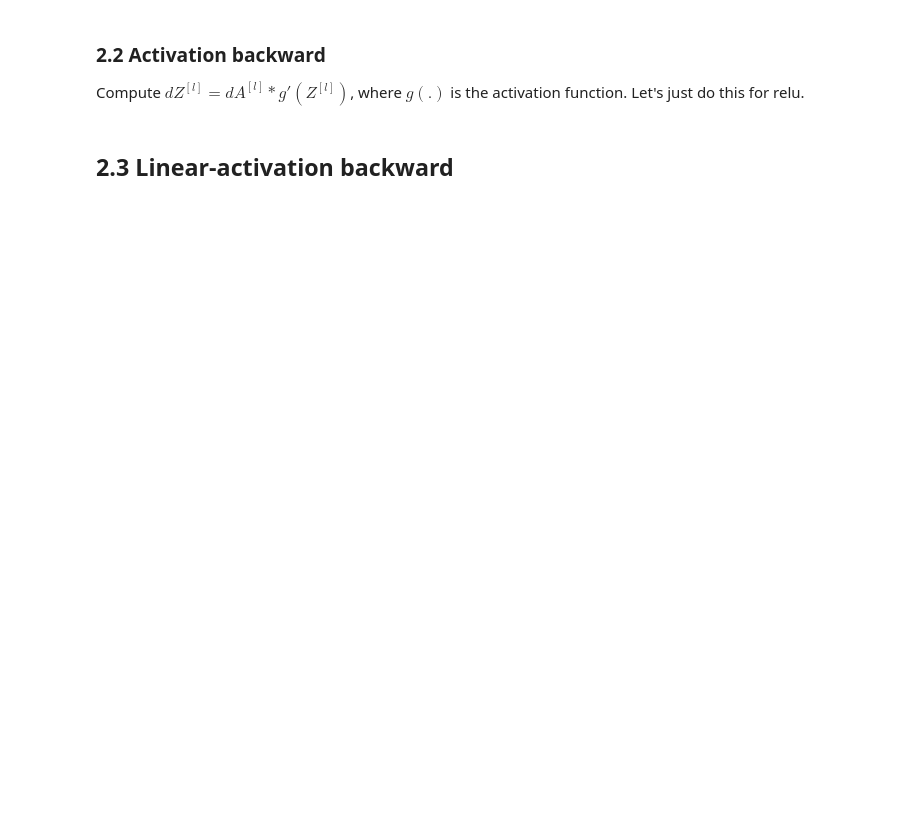
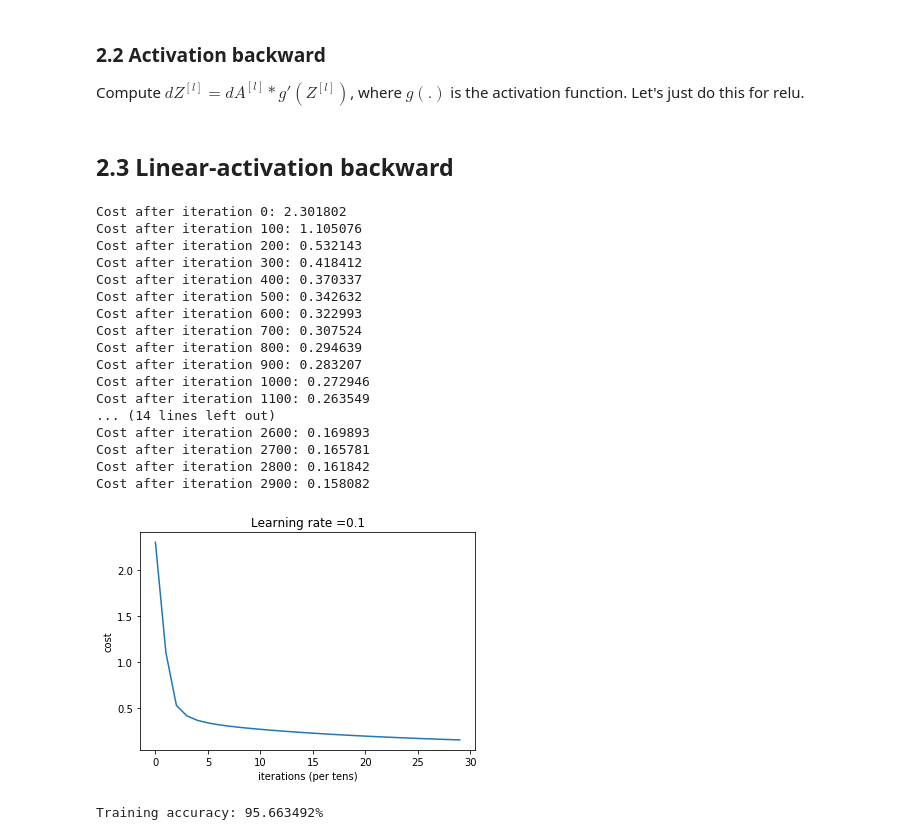
Before and after one commit to scumabo/DeepLearningFromScratch, a Jupyter notebook: Deep Neural Network.ipynb, the cells around one changed output. Cells and saved outputs as stored; diff of their text form; code cells hidden in the pictures; blank space fills up the shorter version.

```diff
--- a/Deep Neural Network.ipynb
+++ b/Deep Neural Network.ipynb
@@ -164,7 +167,7 @@ def L_model_forward(X, parameters):
 
     Return:
     AL -- last post-activation value
-    caches -- caches for (L - 1) layers
+    caches -- caches for all L layers, index from 0,...,L-1
     """
 
     caches = []
@@ -180,6 +183,7 @@ def L_model_forward(X, parameters):
     caches.append(cache)
 
     assert(AL.shape[0] == X.shape[0])
+    assert(len(caches) == L)
 
     return AL, caches
 # %%
@@ -261,7 +265,7 @@ def linear_activation_backward(dA, cache):
     linear_cache, Z = cache
 
     dZ = relu_backward(dA, Z)
-    dA_prev, dW, db = linear_backward(dZ, linear_cache)
+    dA_prev, dW, db = linear_backward(dZ, cache)
 
     return dA_prev, dW, db
 # %%
@@ -274,7 +278,6 @@ def L_model_backward(AL, Y, caches):
     Y -- one-hot true "label" vector
     caches -- list of caches containing:
                 every cache of linear_activation_forward() with "relu" (it's caches[l], for l in range(L-1) i.e l = 0...L-2)
-                the cache of linear_activation_forward() with "sigmoid" (it's caches[L-1])
 
     Returns:
     grads -- A dictionary with the gradients
@@ -288,15 +291,32 @@ def L_model_backward(AL, Y, caches):
 
     # Lth layer (SOFTMAX -> LINEAR) gradients.
     dZ = AL - Y
-    grads["dA" + str(L-1)], grads["dW" + str(L)], grads["db" + str(L)] = linear_backward(dZ, cache(L))
+    grads["dA" + str(L-1)], grads["dW" + str(L)], grads["db" + str(L)] = linear_backward(dZ, caches[L - 1])
 
-    # Loop from l=L-2 to l=0
-    for l in reversed(range(L-1)):
-        # lth layer: (RELU -> LINEAR) gradients.
-        # Inputs: "grads["dA" + str(l + 1)], current_cache". Outputs: "grads["dA" + str(l)] , grads["dW" + str(l + 1)] , grads["db" + str(l + 1)]
-        dA_prev_temp, dW_temp, db_temp = linear_activation_backward(grads["dA" + str(l + 1)], caches[l], "relu")
-        grads["dA" + str(l)] = dA_prev_temp
-        grads["dW" + str(l + 1)] = dW_temp
-        grads["db" + str(l + 1)] = db_temp
+    # Loop from l=L-1 to l=1
+    for l in reversed(range(1, L)):
+        grads["dA" + str(l-1)], grads["dW" + str(l)], grads["db" + str(l)] = linear_activation_backward(grads["dA" + str(l)], caches[l-1])
 
     return grads
+# %%
+def update_parameters(parameters, grads, learning_rate):
+    """
+    Update parameters using gradient descent
+
+    Arguments:
+    parameters -- python dictionary containing your parameters
+    grads -- python dictionary containing your gradients, output of L_model_backward
+
+    Returns:
+    parameters -- python dictionary containing your updated parameters
+                  parameters["W" + str(l)] = ...
+                  parameters["b" + str(l)] = ...
+    """
+
+    L = len(parameters) // 2 # number of layers in the neural network
+
+    for l in range(L):
+        parameters["W" + str(l+1)] = parameters["W" + str(l+1)] - learning_rate * grads["dW" + str(l+1)]
+        parameters["b" + str(l+1)] = parameters["b" + str(l+1)] - learning_rate * grads["db" + str(l+1)]
+
+    return parameters
@@ -302,0 +375,22 @@ def L_model_backward(AL, Y, caches):
+# %%
+layers_dims = [784, 50, 10] #  4-layer model
+parameters = L_layer_model(X_train, Y_train_one_hot, layers_dims, learning_rate = 0.1, num_iterations = 3000, print_cost = True)
+# %% [output]
+Cost after iteration 0: 2.301802
+Cost after iteration 100: 1.105076
+Cost after iteration 200: 0.532143
+Cost after iteration 300: 0.418412
+Cost after iteration 400: 0.370337
+Cost after iteration 500: 0.342632
+Cost after iteration 600: 0.322993
+Cost after iteration 700: 0.307524
+Cost after iteration 800: 0.294639
+Cost after iteration 900: 0.283207
+Cost after iteration 1000: 0.272946
+Cost after iteration 1100: 0.263549
+... (14 lines left out)
+Cost after iteration 2600: 0.169893
+Cost after iteration 2700: 0.165781
+Cost after iteration 2800: 0.161842
+Cost after iteration 2900: 0.158082
+[figure, added]
@@ -302,0 +411,10 @@ def L_model_backward(AL, Y, caches):
+# %%
+# Training accuracy
+Y_train_hat = predict(X_train, parameters)
+
+m = X_train.shape[0]
+num_correct = m - np.count_nonzero((np.squeeze(Y_train) - Y_train_hat))
+
+print("Training accuracy: %f" % float(num_correct / m * 100.0) + "%" )
+# %% [output]
+Training accuracy: 95.663492%
```
Also changed, not shown: parts of 11 cells of this notebook, 1 other file.
